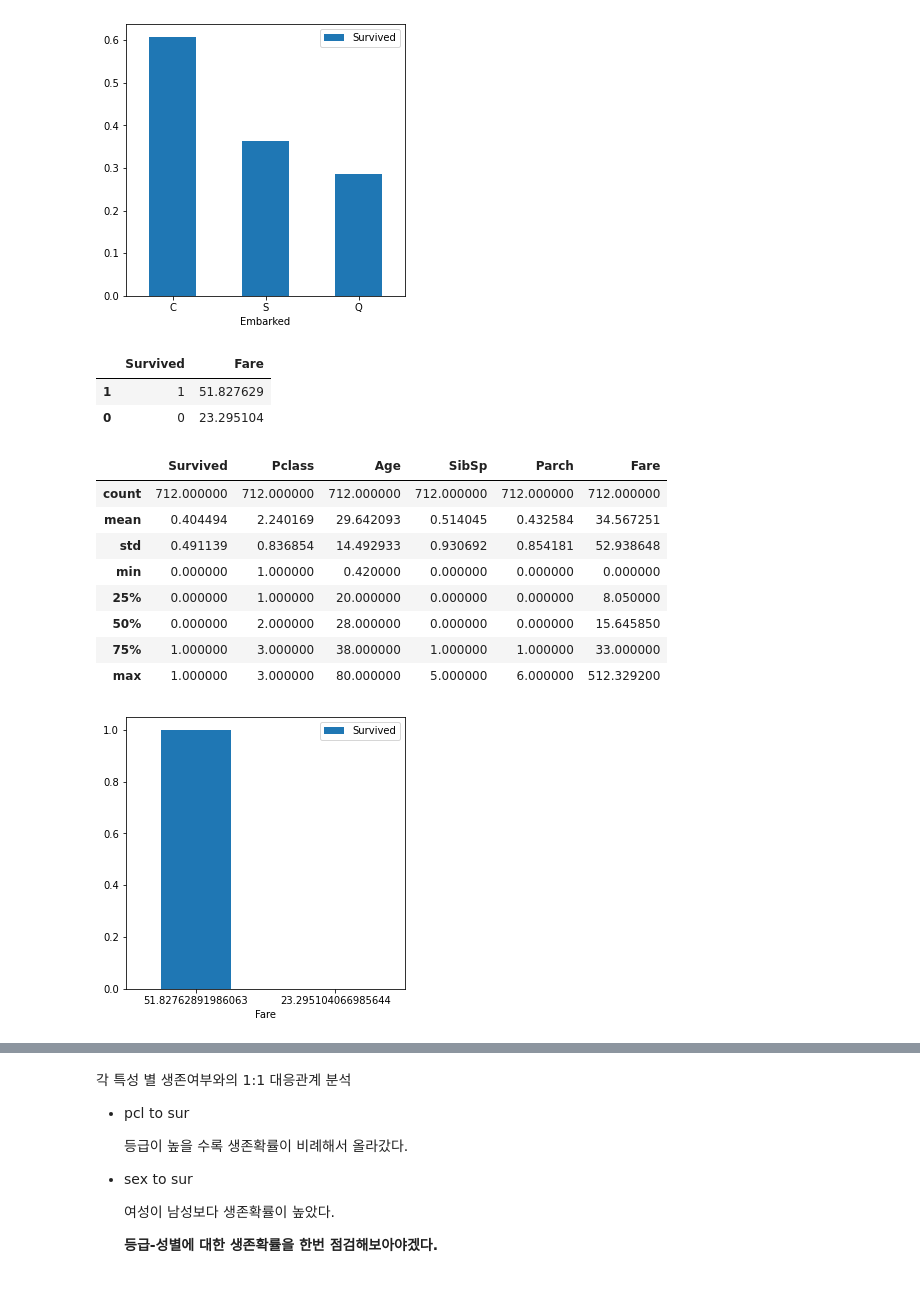
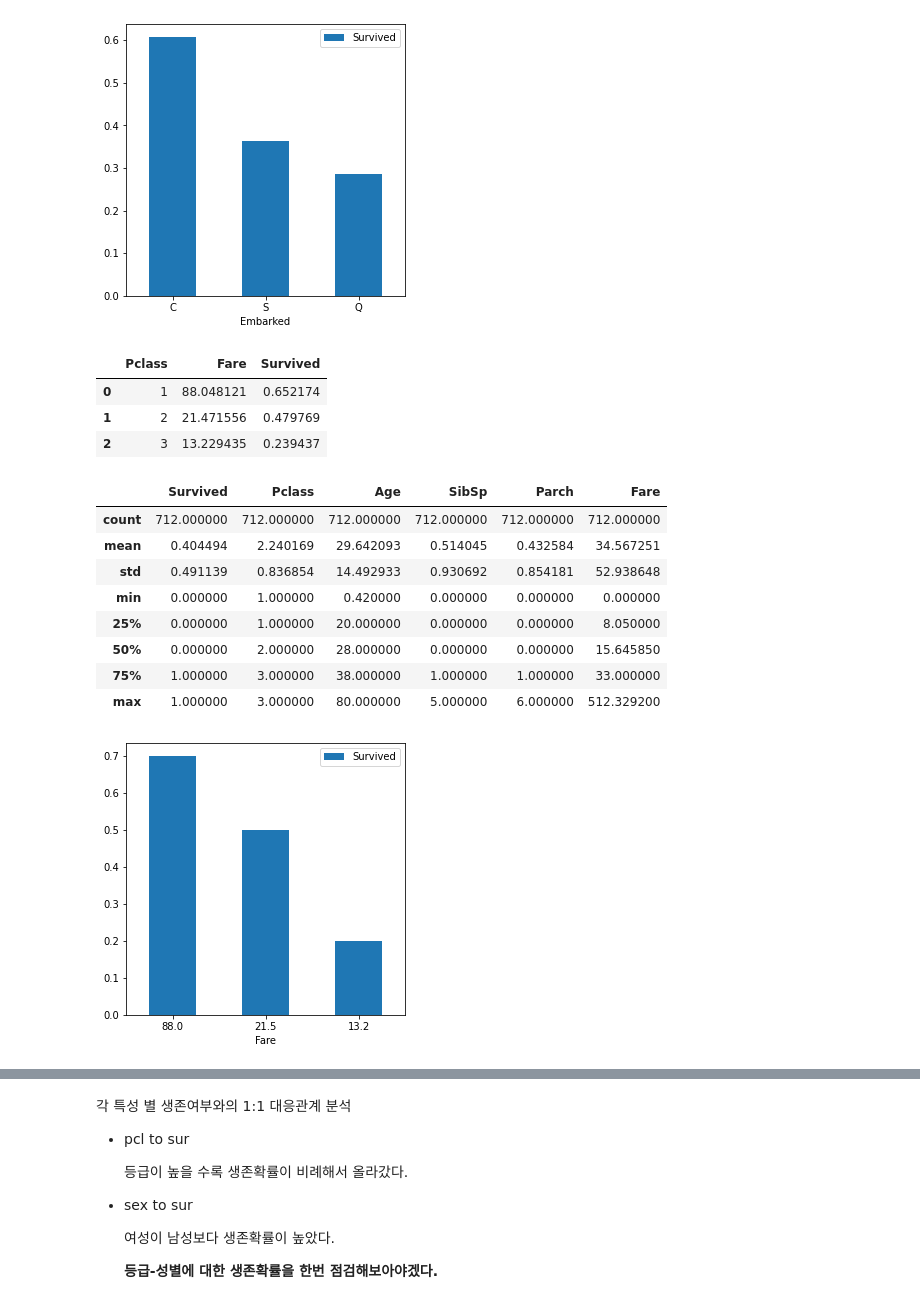
Before and after one commit to onlygoodman/python, a Jupyter notebook: titanic_0526.ipynb, the cells around one changed output, grey strips where cells are left out. Saved outputs shown, nothing was run; the diff lists cells and outputs as text; code cells hidden in the pictures.

```diff
--- a/titanic_0526.ipynb
+++ b/titanic_0526.ipynb
@@ -181,29 +181,30 @@ emb_to_sur.plot(kind="bar", x='Embarked', y='Survived', figsize=(5,5), rot=0)
 <matplotlib.axes._subplots.AxesSubplot at 0x...>
 [figure]
 # %%
-#생존한 사람 별 낸 요금의 평균 내림차순 정렬
-far_to_sur = train2[train2['Fare']>0][['Fare', 'Survived']].groupby(['Survived'], as_index=False).mean().sort_values(by='Survived', ascending=False)
+#생존한 사람-Pclass 별 낸 요금의 평균 내림차순 정렬
+far_to_sur = train2[['Pclass','Fare','Survived']].groupby(['Pclass'], as_index=False).mean().sort_values(by='Survived', ascending=False)
 far_to_sur
 # %% [output]
-|  | Survived | Fare |
-| 1 | 1 | 51.827629 |
-| 0 | 0 | 23.295104 |
+|  | Pclass | Fare | Survived |
+| 0 | 1 | 88.048121 | 0.652174 |
+| 1 | 2 | 21.471556 | 0.479769 |
+| 2 | 3 | 13.229435 | 0.239437 |
 # %%
-#Fare와 생존률 간의 상관관계 시각화
-far_to_sur.plot(kind="bar", x='Fare', y='Survived', figsize=(5,5), rot=0)
+#Pclass 별 Fare와 생존률 간의 상관관계 시각화
+round(far_to_sur, 1).plot(kind="bar", x='Fare', y='Survived', figsize=(5,5), rot=0)
 train2.describe()
 
 #요금은 요금 구간별
 # %% [output]
 |  | Survived | Pclass | Age | SibSp | Parch | Fare |
 | count | 712.000000 | 712.000000 | 712.000000 | 712.000000 | 712.000000 | 712.000000 |
 | mean | 0.404494 | 2.240169 | 29.642093 | 0.514045 | 0.432584 | 34.567251 |
 | std | 0.491139 | 0.836854 | 14.492933 | 0.930692 | 0.854181 | 52.938648 |
 | min | 0.000000 | 1.000000 | 0.420000 | 0.000000 | 0.000000 | 0.000000 |
 | 25% | 0.000000 | 1.000000 | 20.000000 | 0.000000 | 0.000000 | 8.050000 |
 | 50% | 0.000000 | 2.000000 | 28.000000 | 0.000000 | 0.000000 | 15.645850 |
 | 75% | 1.000000 | 3.000000 | 38.000000 | 1.000000 | 1.000000 | 33.000000 |
 | max | 1.000000 | 3.000000 | 80.000000 | 5.000000 | 6.000000 | 512.329200 |
-[figure, old version]
+[figure, new version]
 # %%
 #train2 나이 별 생존확률에 대한 내림차순 정렬
```
Also changed, not shown: parts of 20 cells of this notebook.
